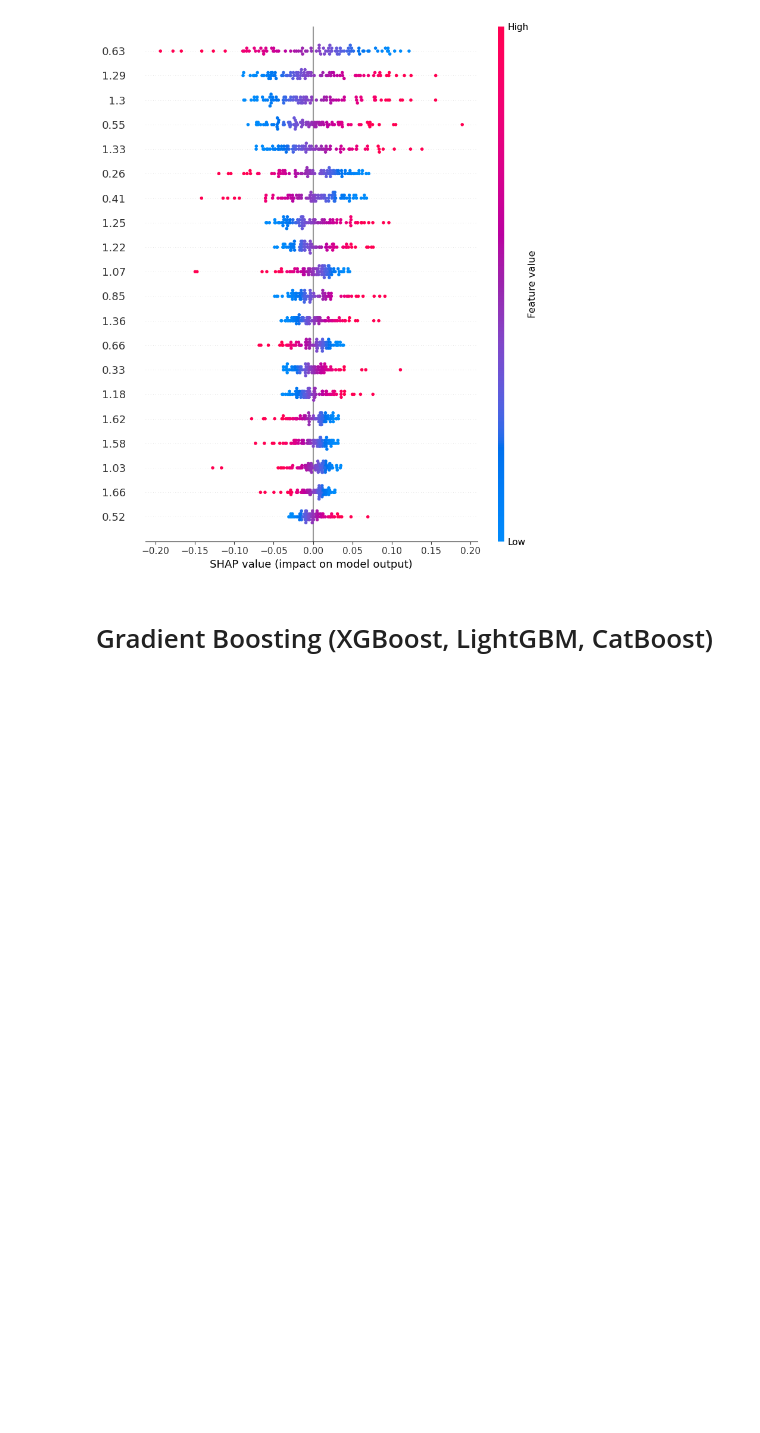
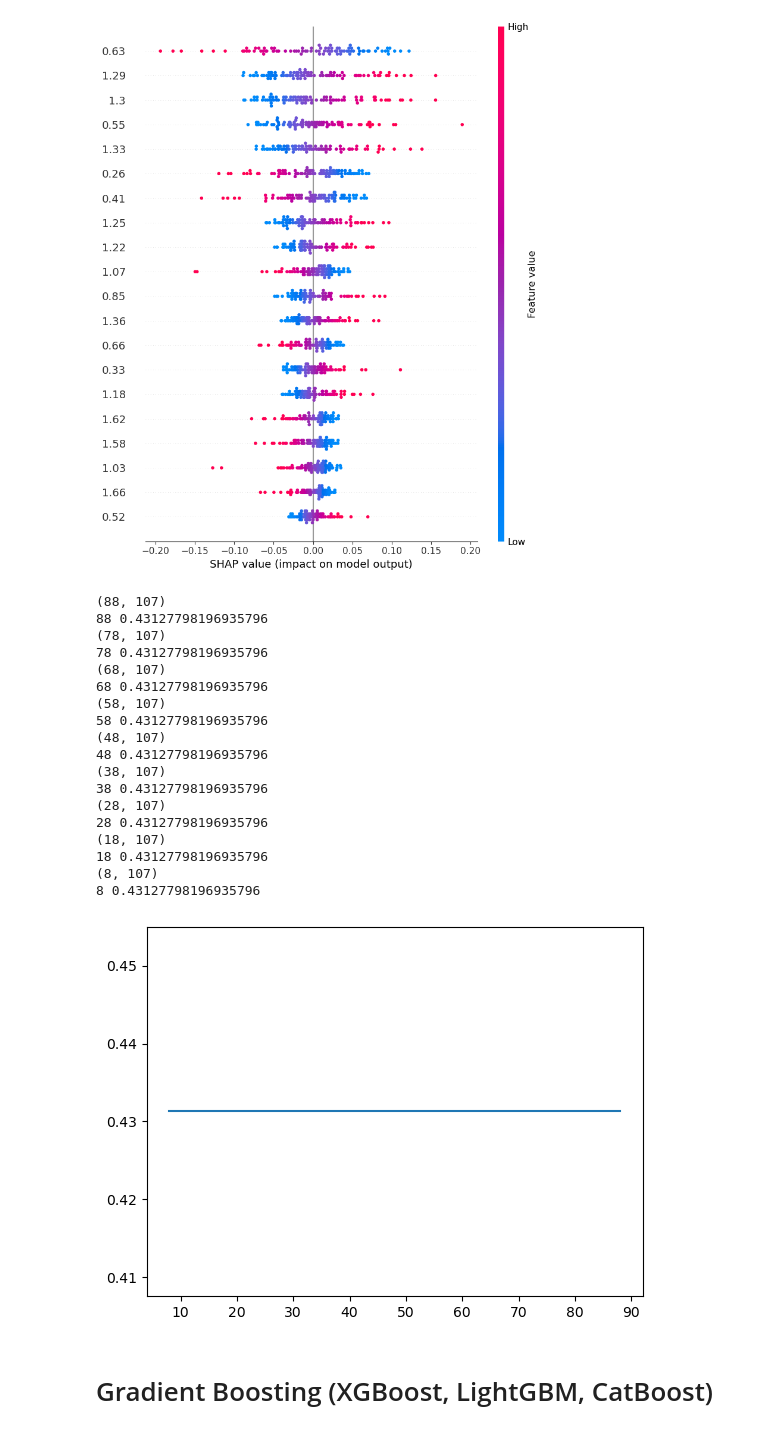
Before and after one commit to AndreaLaGrotteria/scrap, a Jupyter notebook: Data Analysis v2.ipynb, the cells around one changed output. Cells and saved outputs as stored; diff of their text form; code cells hidden in the pictures; blank space fills up the shorter version.

```diff
--- a/Data Analysis v2.ipynb
+++ b/Data Analysis v2.ipynb
@@ -618,6 +755,56 @@ shap.summary_plot(shap_values[:,:-6], X.iloc[:, :-6])
 # %% [output]
 [figure]
 [figure]
+# %%
+points = [88,78,68,58,48,38,28,18,8]
+MSE_points = []
+
+for i in points:
+    n_points_cluster1 = i
+    df_with_clusters = FACK(data_to_cluster, n_points_cluster1)
+    df['clusters'] = df_with_clusters['new_cluster']
+
+    X_1 = df[df['clusters']==1].iloc[:,:-2]
+    # X_2 = df[df['clusters']==2].iloc[:,:-2]
+    y_1 = df[df['clusters']==1].iloc[:,-2]
+    # y_2 = df[df['clusters']==2].iloc[:,-1]
+
+    bayesian_model = BayesianRidge(**best_params)
+    bayesian_model.fit(X_1, y_1)
+
+    print(X_1.shape)
+
+    y_pred_test2 = lin_reg.predict(X_test2)
+    # y_pred_test2 = lin_reg.predict(X_test2)
+
+    mse_i = mean_squared_error(y_test2, y_pred_test2)
+
+    MSE_points.append(mse_i)
+
+    print(i, mse_i)
+    # MSE_Test_RIDGE2 = mean_squared_error(y_test2, y_pred_test2)
+
+mplot = plt.plot(points,MSE_points)
+# %% [output]
+(88, 107)
+88 0.43127798196935796
+(78, 107)
+78 0.43127798196935796
+(68, 107)
+68 0.43127798196935796
+(58, 107)
+58 0.43127798196935796
+(48, 107)
+48 0.43127798196935796
+(38, 107)
+38 0.43127798196935796
+(28, 107)
+28 0.43127798196935796
+(18, 107)
+18 0.43127798196935796
+(8, 107)
+8 0.43127798196935796
+[figure, added]
 # %% [markdown]
 # Gradient Boosting (XGBoost, LightGBM, CatBoost)
 # %% [markdown]
```
Also changed, not shown: parts of 4 cells of this notebook.
